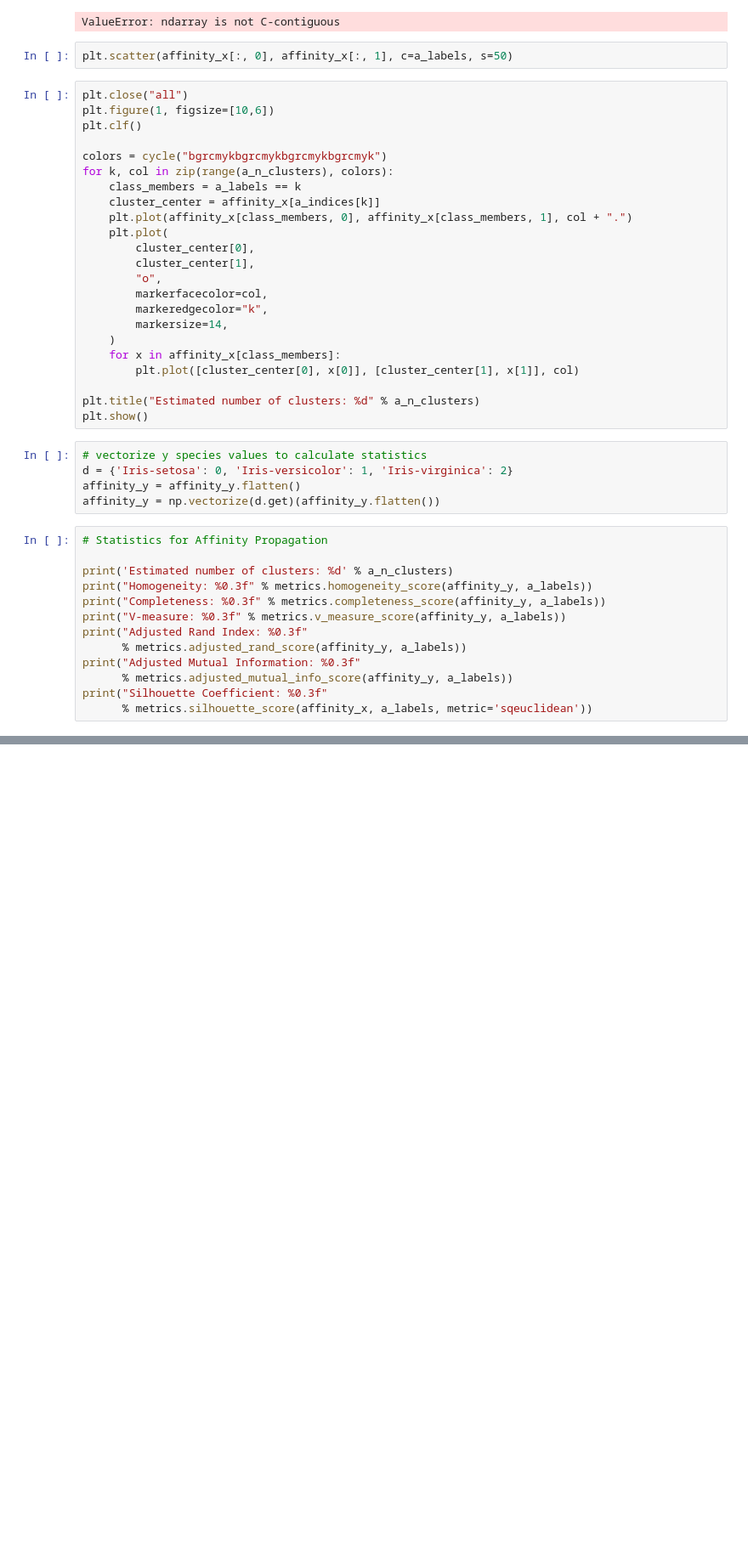
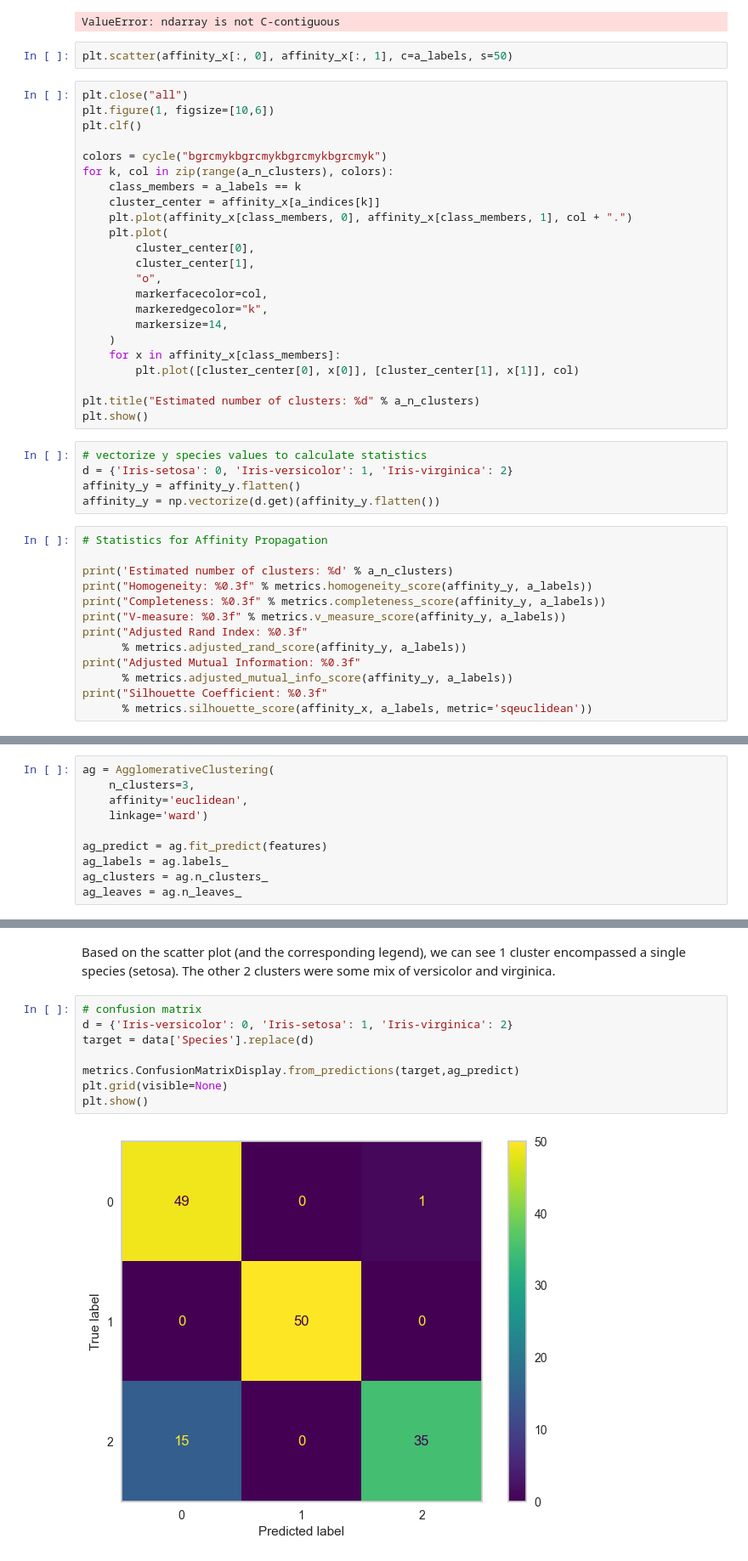
Before and after one commit to tzhang852/4431_DataMining_Fall22, a Jupyter notebook: Assignment5/assignment5.ipynb, the cells around one changed output, grey strips where cells are left out. Shown at 85% size. Saved outputs shown, nothing was run; the diff lists cells and outputs as text; blank space fills up the shorter version.

Commit message:
AgglomerativeClustering
agg. clustering for both full dataset and PCA

```diff
--- a/Assignment5/assignment5.ipynb
+++ b/Assignment5/assignment5.ipynb
@@ -247,0 +250,10 @@ print("Silhouette Coefficient: %0.3f"
+# %%
+ag = AgglomerativeClustering(
+    n_clusters=3,
+    affinity='euclidean',
+    linkage='ward')
+
+ag_predict = ag.fit_predict(features)
+ag_labels = ag.labels_
+ag_clusters = ag.n_clusters_
+ag_leaves = ag.n_leaves_
@@ -247,0 +272,12 @@ print("Silhouette Coefficient: %0.3f"
+# %% [markdown]
+Based on the scatter plot (and the corresponding legend), we can see 1 cluster encompassed a single species (setosa). The other 2 clusters were some mix of versicolor and virginica.
+# %%
+# confusion matrix
+d = {'Iris-versicolor': 0, 'Iris-setosa': 1, 'Iris-virginica': 2}
+target = data['Species'].replace(d)
+
+metrics.ConfusionMatrixDisplay.from_predictions(target,ag_predict)
+plt.grid(visible=None)
+plt.show()
+# %% [output]
+[figure, added]
```
Also changed, not shown: parts of 31 cells of this notebook.
